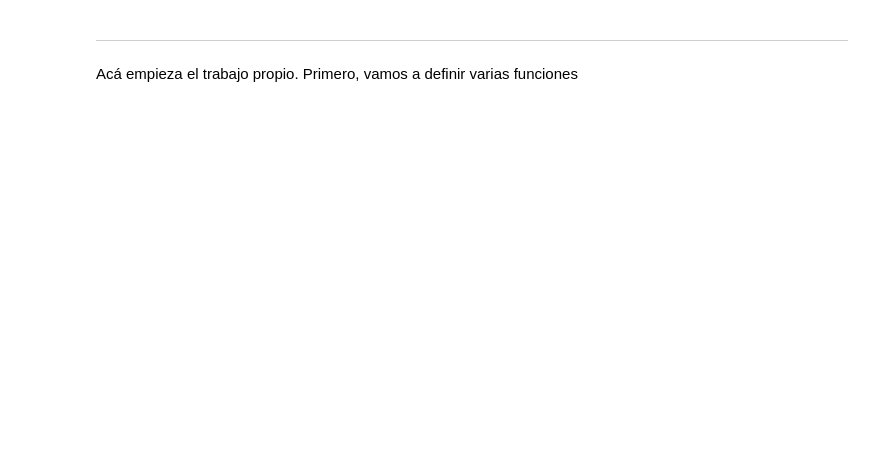
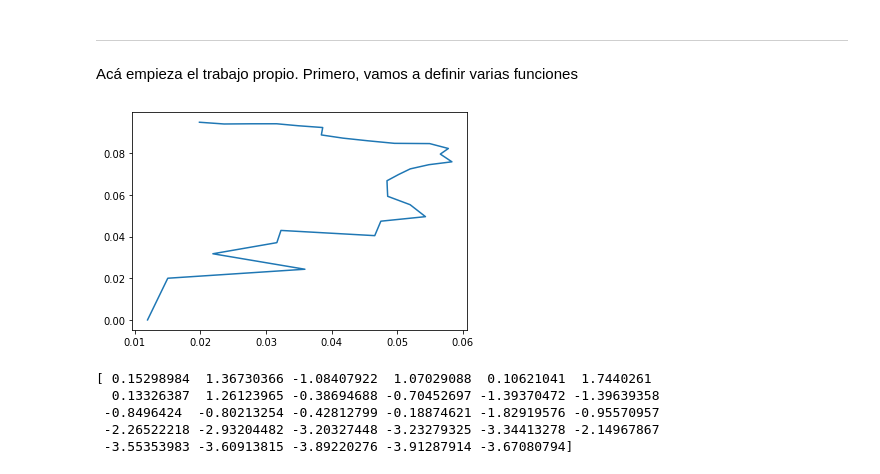
Before and after one commit to CamiloFajardo2021/Statistical_mechanics-project, a Jupyter notebook: angle.ipynb, the cells around one changed output. Cells and saved outputs as stored; diff of their text form; code cells hidden in the pictures; blank space fills up the shorter version.

```diff
--- a/angle.ipynb
+++ b/angle.ipynb
@@ -466,0 +126,14 @@ def portion(cte, xdata, ydata):
+# %%
+T10 = pd.read_csv("Data_WA/final_curve_values_t= 1.0.csv")
+T10
+plot_curve(T10)
+angles10 = find_data(T10)
+#plot_gaussian(T10)
+print (angles10)
+# %% [output]
+[figure, added]
+[ 0.15298984  1.36730366 -1.08407922  1.07029088  0.10621041  1.7440261
+  0.13326387  1.26123965 -0.38694688 -0.70452697 -1.39370472 -1.39639358
+ -0.8496424  -0.80213254 -0.42812799 -0.18874621 -1.82919576 -0.95570957
+ -2.26522218 -2.93204482 -3.20327448 -3.23279325 -3.34413278 -2.14967867
+ -3.55353983 -3.60913815 -3.89220276 -3.91287914 -3.67080794]
```
Also changed, not shown: parts of 25 cells of this notebook.
